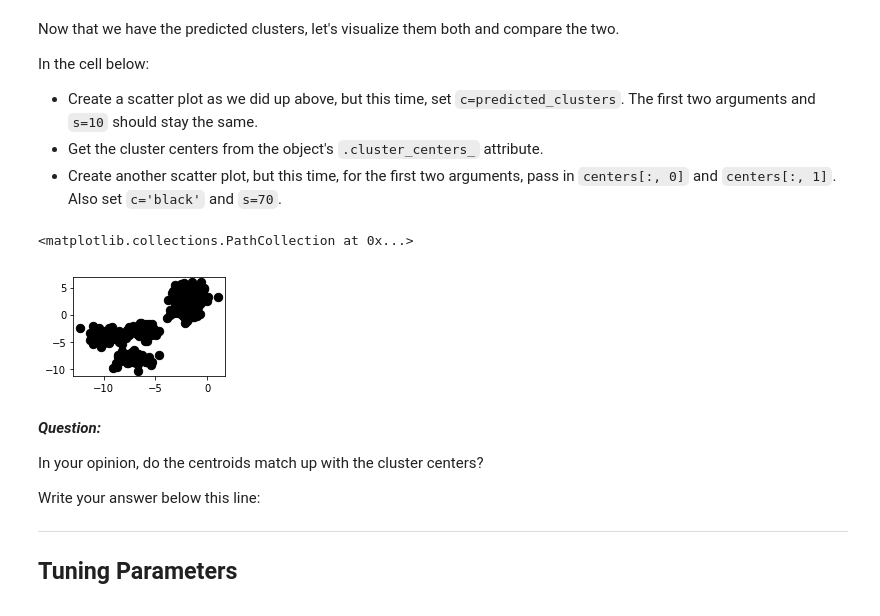
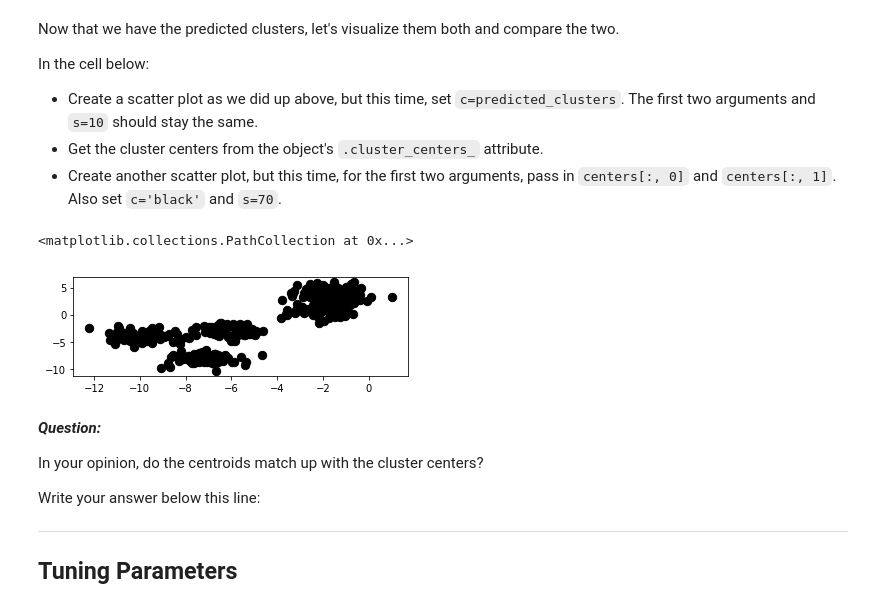
Before and after one commit to joelsandler/dsc-enterprise-hsbc-k-means-clustering-lab-hsbc-ds-081319, a Jupyter notebook: index.ipynb, the cells around one changed output. Cells and saved outputs as stored; diff of their text form; code cells hidden in the pictures.

```diff
--- a/index.ipynb
+++ b/index.ipynb
@@ -89,18 +89,18 @@ In the cell below:
 * Get the cluster centers from the object's `.cluster_centers_` attribute.
 * Create another scatter plot, but this time, for the first two arguments, pass in `centers[:, 0]` and `centers[:, 1]`. Also set `c='black'` and `s=70`.
 # %%
-plt.subplot(1,2, 1)
+plt.subplot(1,1, 1)
 
 plt.scatter(X[:, 0], X[:, 1], c=predicted_clusters, s=10)
 
 centers = k_means.cluster_centers_
 
-plt.subplot(2,2,1)
+plt.subplot(2,1,1)
 
 plt.scatter(X[:, 0], X[:, 1], c='black', s=70)
 # %% [output]
 <matplotlib.collections.PathCollection at 0x...>
-[figure, old version]
+[figure, new version]
 # %% [markdown]
 **_Question:_**
 
```
